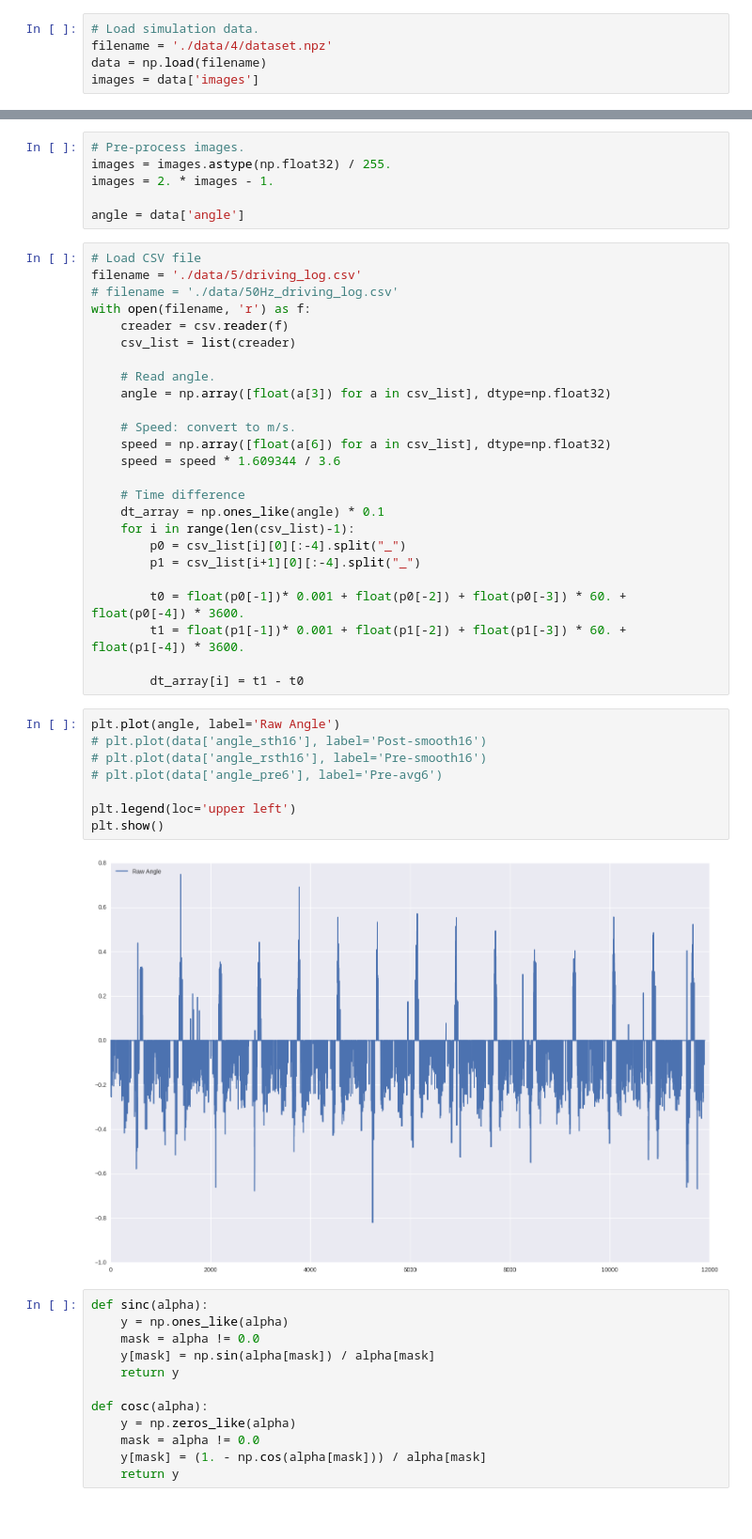
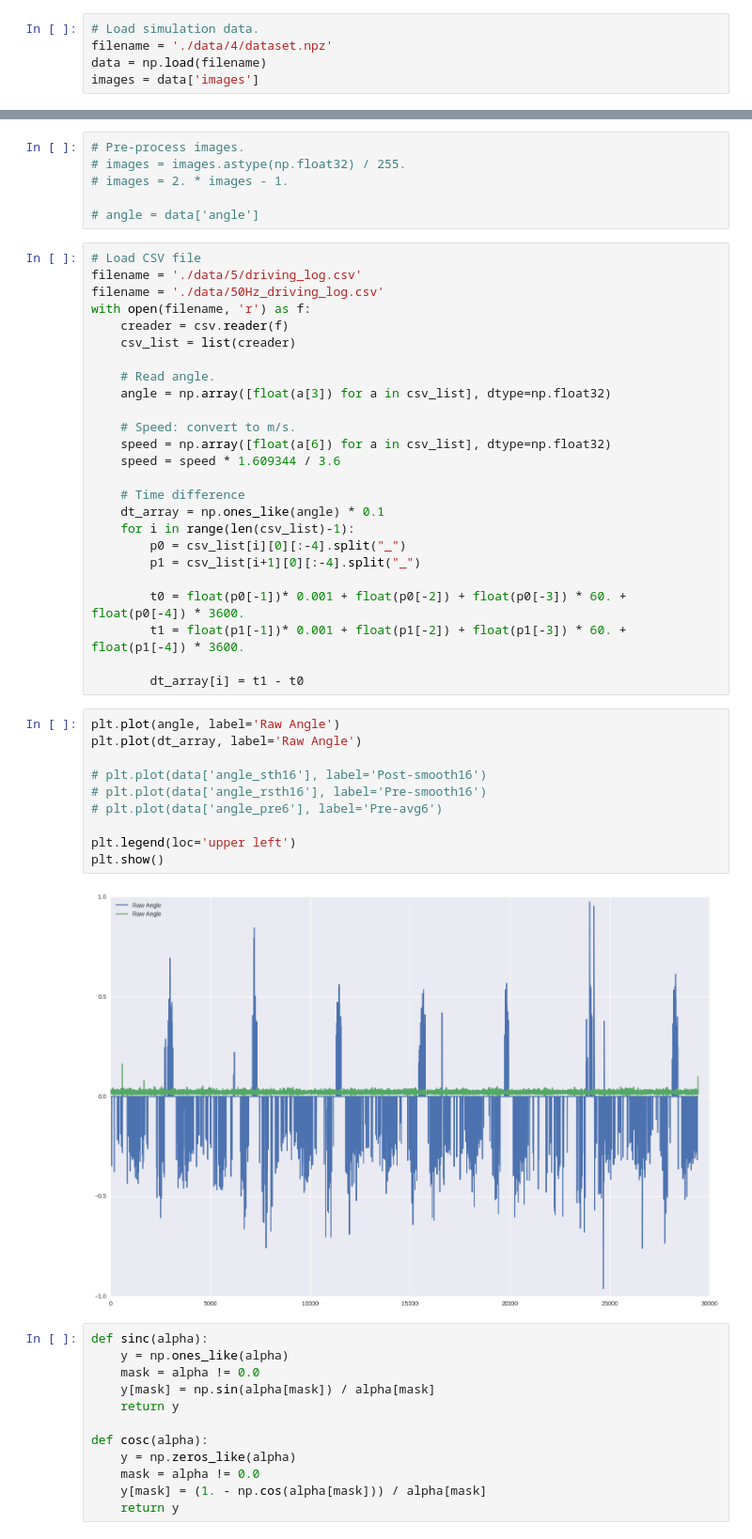
Before and after one commit to balancap/SDC-Behavioral-Cloning, a Jupyter notebook: behavioral-cloning.ipynb, the cells around one changed output, grey strips where cells are left out. Shown at 94% size. Saved outputs shown, nothing was run; the diff lists cells and outputs as text.

```diff
--- a/behavioral-cloning.ipynb
+++ b/behavioral-cloning.ipynb
@@ -50,14 +50,14 @@ print(out.shape)
 (56, 200, 3)
 # %%
 # Pre-process images.
-images = images.astype(np.float32) / 255.
-images = 2. * images - 1.
+# images = images.astype(np.float32) / 255.
+# images = 2. * images - 1.
 
-angle = data['angle']
+# angle = data['angle']
 # %%
 # Load CSV file
 filename = './data/5/driving_log.csv'
-# filename = './data/50Hz_driving_log.csv'
+filename = './data/50Hz_driving_log.csv'
 with open(filename, 'r') as f:
     creader = csv.reader(f)
     csv_list = list(creader)
@@ -81,14 +81,16 @@ with open(filename, 'r') as f:
         dt_array[i] = t1 - t0
 # %%
 plt.plot(angle, label='Raw Angle')
+plt.plot(dt_array, label='Raw Angle')
+
 # plt.plot(data['angle_sth16'], label='Post-smooth16')
 # plt.plot(data['angle_rsth16'], label='Pre-smooth16')
 # plt.plot(data['angle_pre6'], label='Pre-avg6')
 
 plt.legend(loc='upper left')
 plt.show()
 # %% [output]
-[figure, old version]
+[figure, new version]
 # %%
 def sinc(alpha):
     y = np.ones_like(alpha)
```
Also changed, not shown: parts of 10 cells of this notebook.
